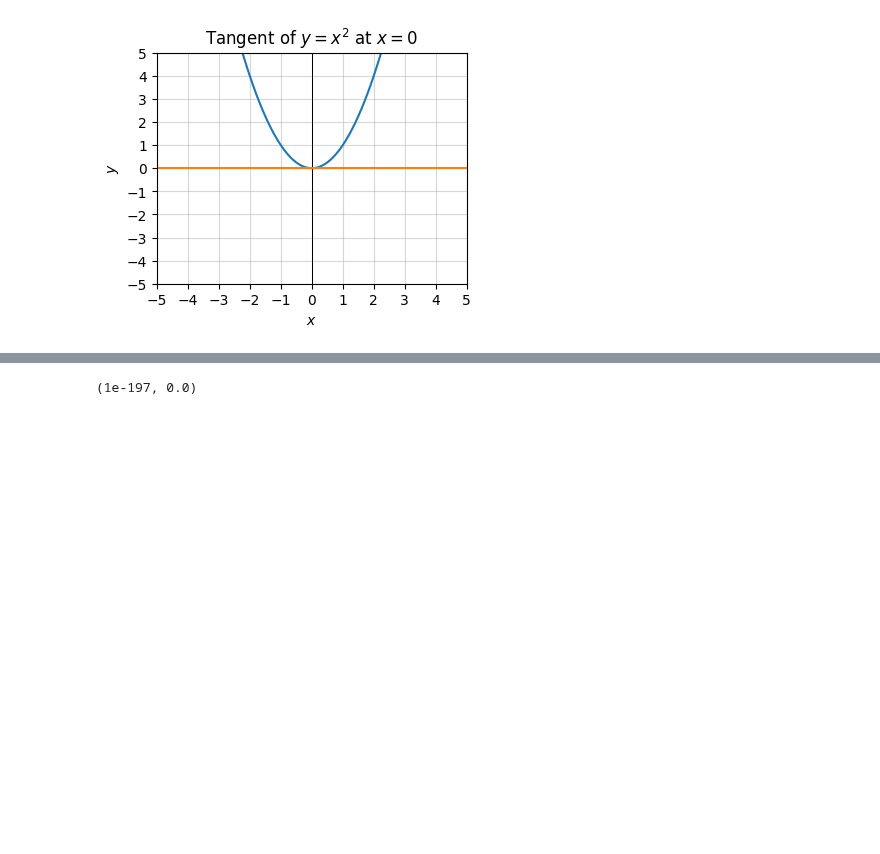
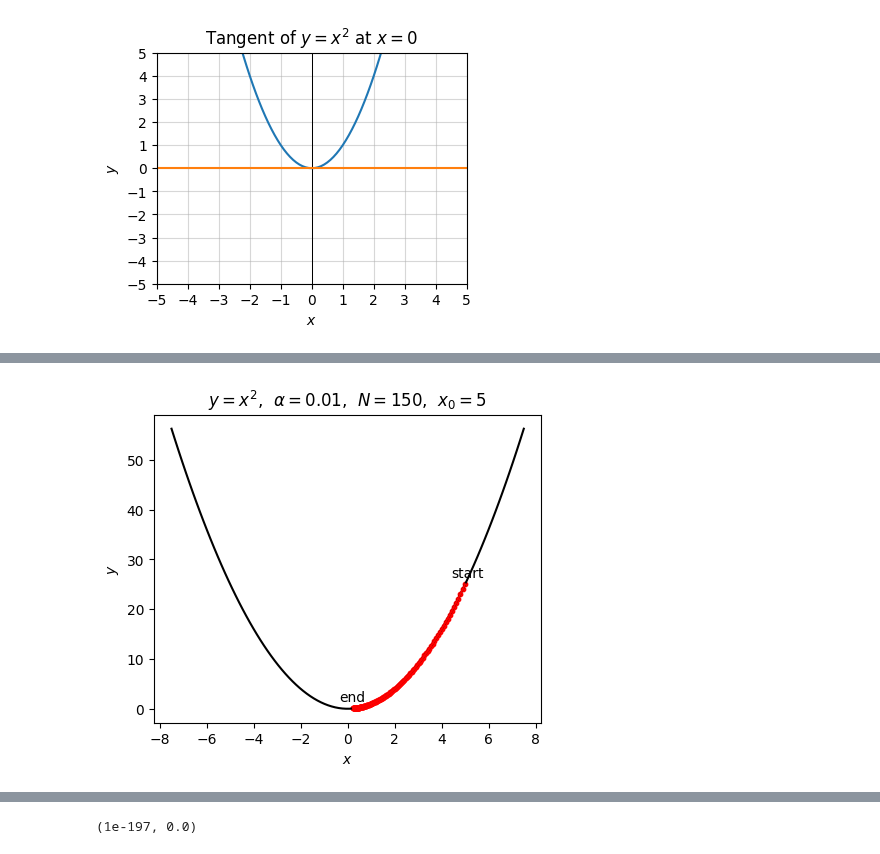
Before and after one commit to rkingery/ml-book, a Jupyter notebook: notebooks/calculus.ipynb, the cells around one changed output, grey strips where cells are left out. Cells and saved outputs as stored; diff of their text form; code cells hidden in the pictures; blank space fills up the shorter version.

```diff
--- a/notebooks/calculus.ipynb
+++ b/notebooks/calculus.ipynb
@@ -439,0 +471,7 @@ $$\mathbf{x}_{n+1} = \mathbf{x}_n - \alpha \frac{dz}{d\mathbf{x}}\bigg|_{\mathbf
+# %%
+alpha = 0.01
+N = 150
+plot_gradient_descent(f=f, grad_fn=grad_fn, x0=x0, alpha=alpha, n_iters=N,
+                      title=f'$y=x^2$,  $\\alpha={alpha}$,  $N={N}$,  $x_0={x0}$')
+# %% [output]
+[figure, added]
```
Also changed, not shown: parts of 37 cells of this notebook, 2 other files.
